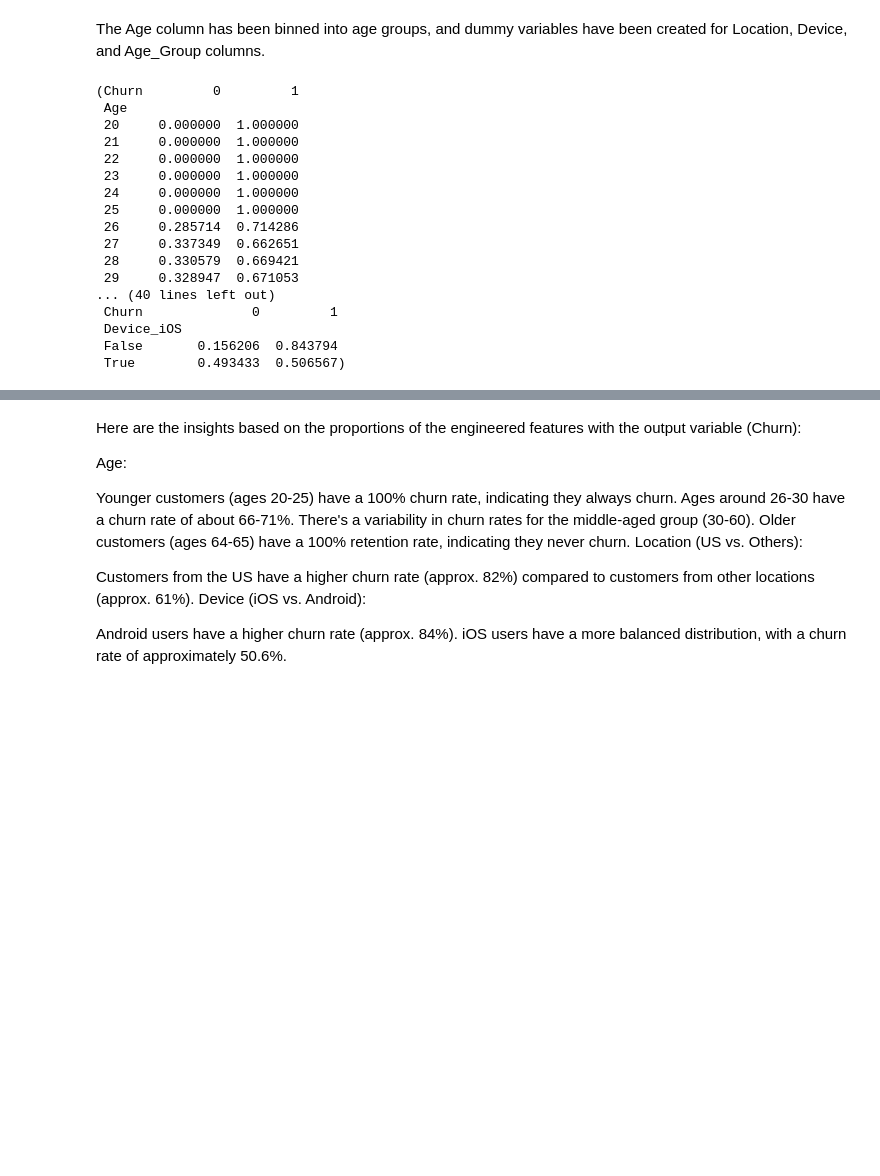
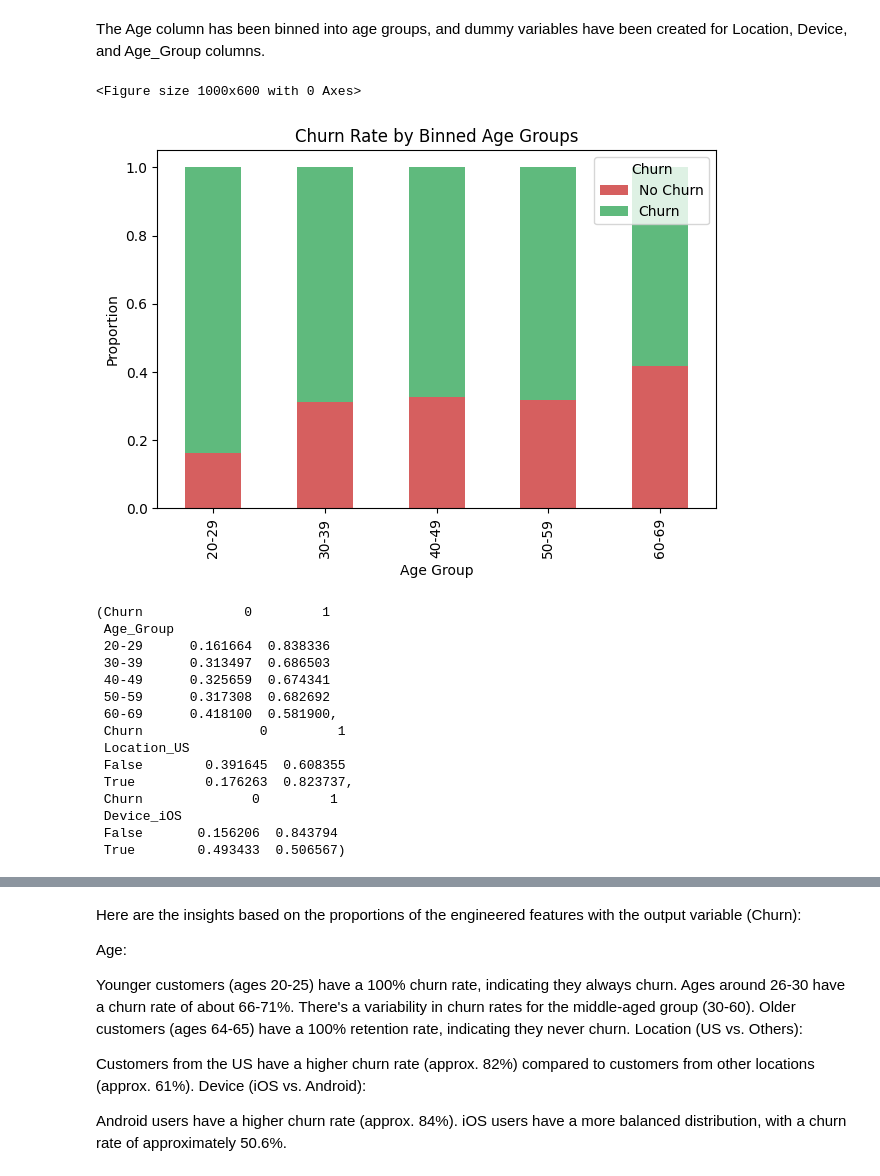
Before and after one commit to annwanginnt/data_scirence, a Jupyter notebook: final_p.ipynb, the cells around one changed output, grey strips where cells are left out. Drawn from its saved outputs; the diff is of its cells as text; code cells hidden in the pictures; blank space fills up the shorter version.

```diff
--- a/final_p.ipynb
+++ b/final_p.ipynb
@@ -109,9 +109,30 @@ df.head()
 5 rows × 48 columns
 # %% [markdown]
 The Age column has been binned into age groups, and dummy variables have been created for Location, Device, and Age_Group columns.
+# %%
+# Binning 'Age' column into age groups based on provided code
+bins = [20, 30, 40, 50, 60, 70]
+labels = ['20-29', '30-39', '40-49', '50-59', '60-69']
+df['Age_Group'] = pd.cut(df['Age'], bins=bins, labels=labels, right=False)
+
+# Checking proportions for 'Age_Group' against 'Churn'
+age_group_churn = df.groupby('Age_Group')['Churn'].value_counts(normalize=True).unstack().fillna(0)
+
+# Churn rate by Binned Age Groups
+plt.figure(figsize=(10, 6))
+age_group_churn.plot(kind='bar', stacked=True, color=['#d65f5f', '#5fba7d'])
+plt.title('Churn Rate by Binned Age Groups')
+plt.ylabel('Proportion')
+plt.xlabel('Age Group')
+plt.legend(title='Churn', labels=['No Churn', 'Churn'])
+plt.tight_layout()
+plt.show()
+# %% [output]
+<Figure size 1000x600 with 0 Axes>
+[figure, added]
 # %%
 # Checking proportions for 'Age_Group' against 'Churn'
-age_group_churn = df.groupby('Age')['Churn'].value_counts(normalize=True).unstack().fillna(0)
+age_group_churn = df.groupby('Age_Group')['Churn'].value_counts(normalize=True).unstack().fillna(0)
 
 # Checking proportions for dummy variables against 'Churn'
 location_dummy_churn = df.groupby('Location_US')['Churn'].value_counts(normalize=True).unstack().fillna(0)
@@ -119,19 +140,17 @@ device_dummy_churn = df.groupby('Device_iOS')['Churn'].value_counts(normalize=Tr
 
 age_group_churn, location_dummy_churn, device_dummy_churn
 # %% [output]
-(Churn         0         1
- Age
- 20     0.000000  1.000000
- 21     0.000000  1.000000
- 22     0.000000  1.000000
- 23     0.000000  1.000000
- 24     0.000000  1.000000
- 25     0.000000  1.000000
- 26     0.285714  0.714286
- 27     0.337349  0.662651
- 28     0.330579  0.669421
- 29     0.328947  0.671053
-... (40 lines left out)
+(Churn             0         1
+ Age_Group
+ 20-29      0.161664  0.838336
+ 30-39      0.313497  0.686503
+ 40-49      0.325659  0.674341
+ 50-59      0.317308  0.682692
+ 60-69      0.418100  0.581900,
+ Churn               0         1
+ Location_US
+ False        0.391645  0.608355
+ True         0.176263  0.823737,
  Churn              0         1
  Device_iOS
  False       0.156206  0.843794
```
Also changed, not shown: parts of 2 cells of this notebook.
